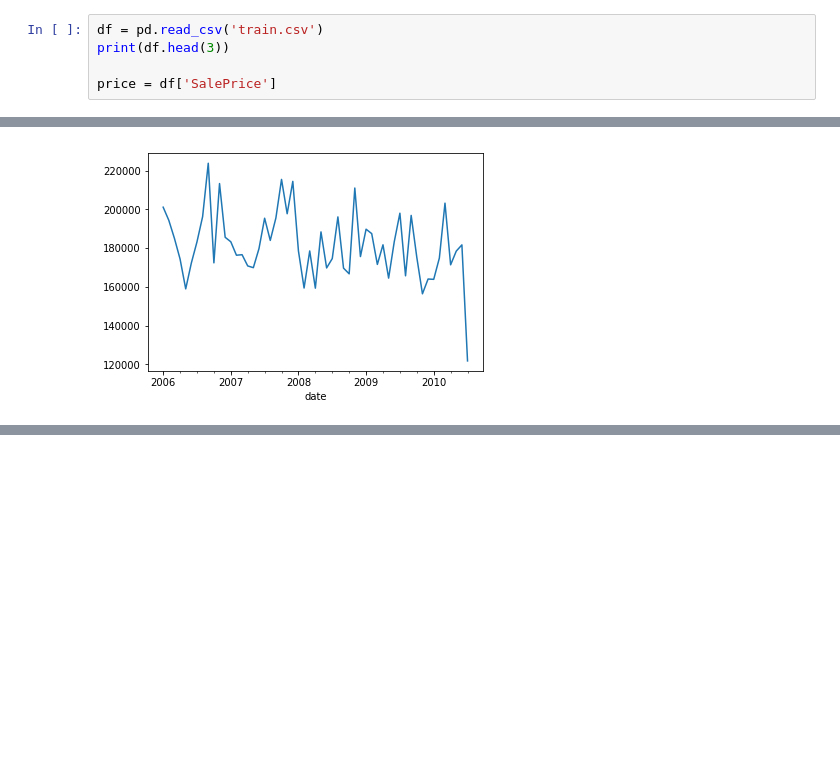
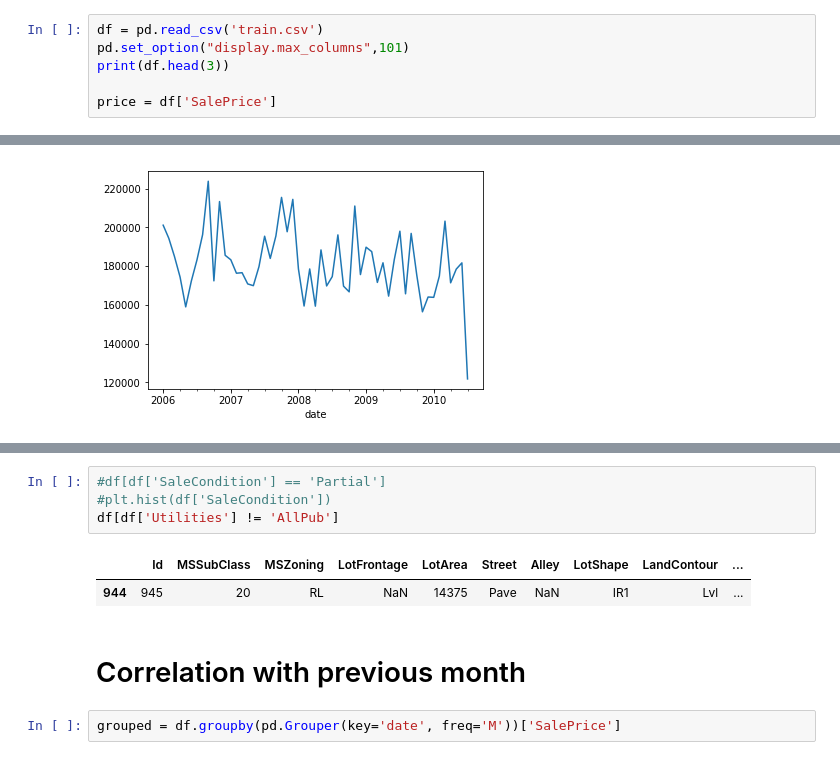
Before and after one commit to bopjesvla/hp, a Jupyter notebook: Visualizer.ipynb, the cells around one changed output, grey strips where cells are left out. Cells and saved outputs as stored; diff of their text form; blank space fills up the shorter version.

Commit message:
Added correlation

```diff
--- a/Visualizer.ipynb
+++ b/Visualizer.ipynb
@@ -10,5 +16,6 @@ import matplotlib.pyplot as plt
 # %%
 df = pd.read_csv('train.csv')
+pd.set_option("display.max_columns",101)
 print(df.head(3))
 
 price = df['SalePrice']
@@ -148,0 +147,11 @@ df.groupby(pd.Grouper(key='date', freq='M')).mean()['SalePrice'].plot()
+# %%
+#df[df['SaleCondition'] == 'Partial']
+#plt.hist(df['SaleCondition'])
+df[df['Utilities'] != 'AllPub']
+# %% [output]
+|  | Id | MSSubClass | MSZoning | LotFrontage | LotArea | Street | Alley | LotShape | LandContour | ... |
+| 944 | 945 | 20 | RL | NaN | 14375 | Pave | NaN | IR1 | Lvl | ... |
+# %% [markdown]
+# Correlation with previous month
+# %%
+grouped = df.groupby(pd.Grouper(key='date', freq='M'))['SalePrice']
```
Also changed, not shown: parts of 13 cells of this notebook.
